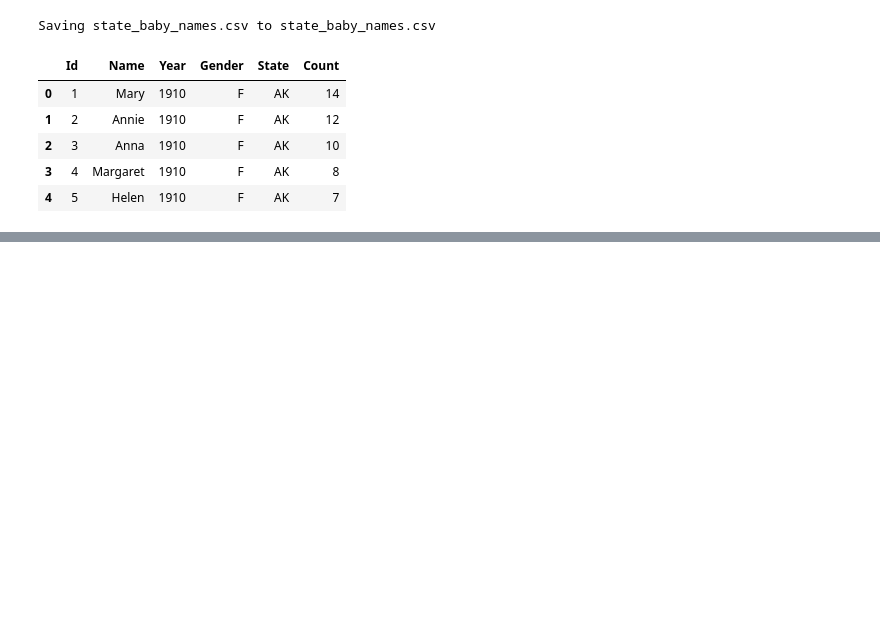
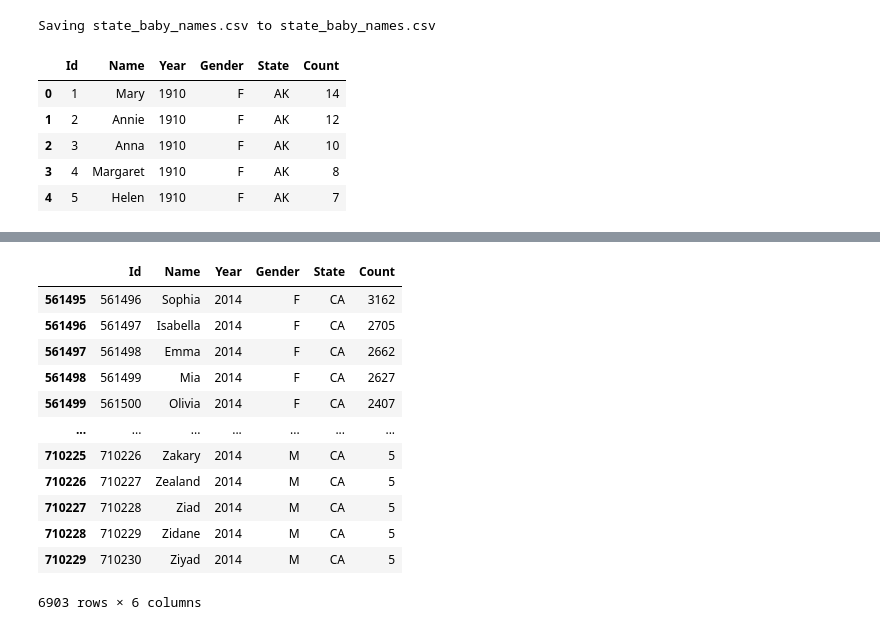
Before and after one commit to saulzmtz/ds, a Jupyter notebook: pythonPractice_stateBabyNames.ipynb, the cells around one changed output, grey strips where cells are left out. Saved outputs shown, nothing was run; the diff lists cells and outputs as text; code cells hidden in the pictures; blank space fills up the shorter version.

```diff
--- a/pythonPractice_stateBabyNames.ipynb
+++ b/pythonPractice_stateBabyNames.ipynb
@@ -23,0 +44,20 @@ state_babies.head()
+# %%
+# Slice out the rows of the states babies 2014 data frame that correspond to the state California
+# use loc method again
+ca_babies_2014 = state_babies_2014.loc[state_babies_2014['State'] == 'CA', :]
+# %%
+ca_babies_2014
+# %% [output]
+|  | Id | Name | Year | Gender | State | Count |
+| 561495 | 561496 | Sophia | 2014 | F | CA | 3162 |
+| 561496 | 561497 | Isabella | 2014 | F | CA | 2705 |
+| 561497 | 561498 | Emma | 2014 | F | CA | 2662 |
+| 561498 | 561499 | Mia | 2014 | F | CA | 2627 |
+| 561499 | 561500 | Olivia | 2014 | F | CA | 2407 |
+| ... | ... | ... | ... | ... | ... | ... |
+| 710225 | 710226 | Zakary | 2014 | M | CA | 5 |
+| 710226 | 710227 | Zealand | 2014 | M | CA | 5 |
+| 710227 | 710228 | Ziad | 2014 | M | CA | 5 |
+| 710228 | 710229 | Zidane | 2014 | M | CA | 5 |
+| 710229 | 710230 | Ziyad | 2014 | M | CA | 5 |
+6903 rows × 6 columns
```
Also changed, not shown: parts of 5 cells of this notebook.
